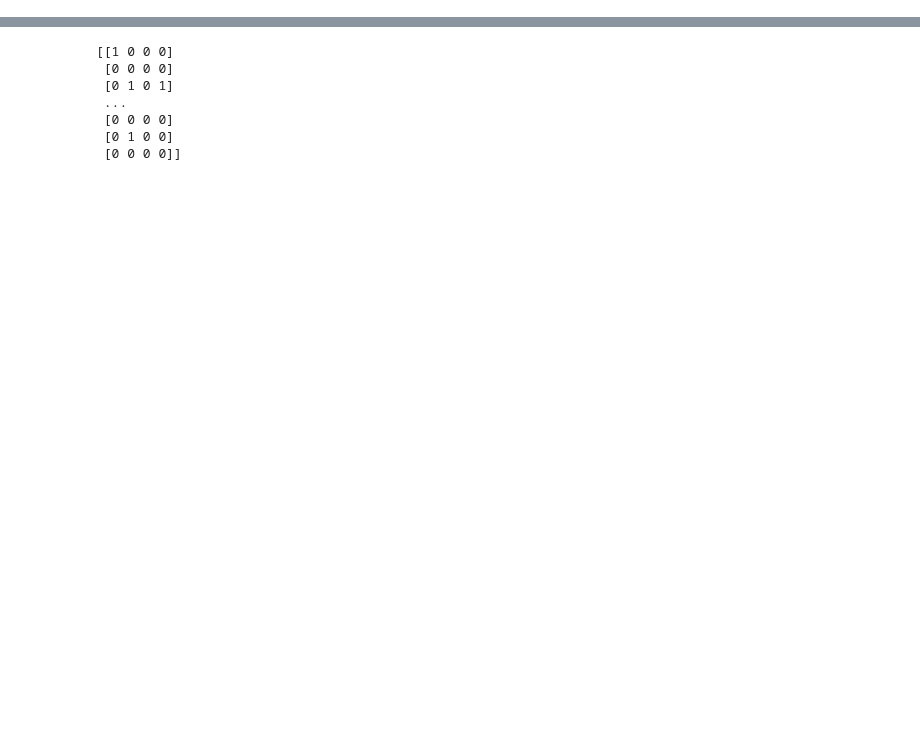
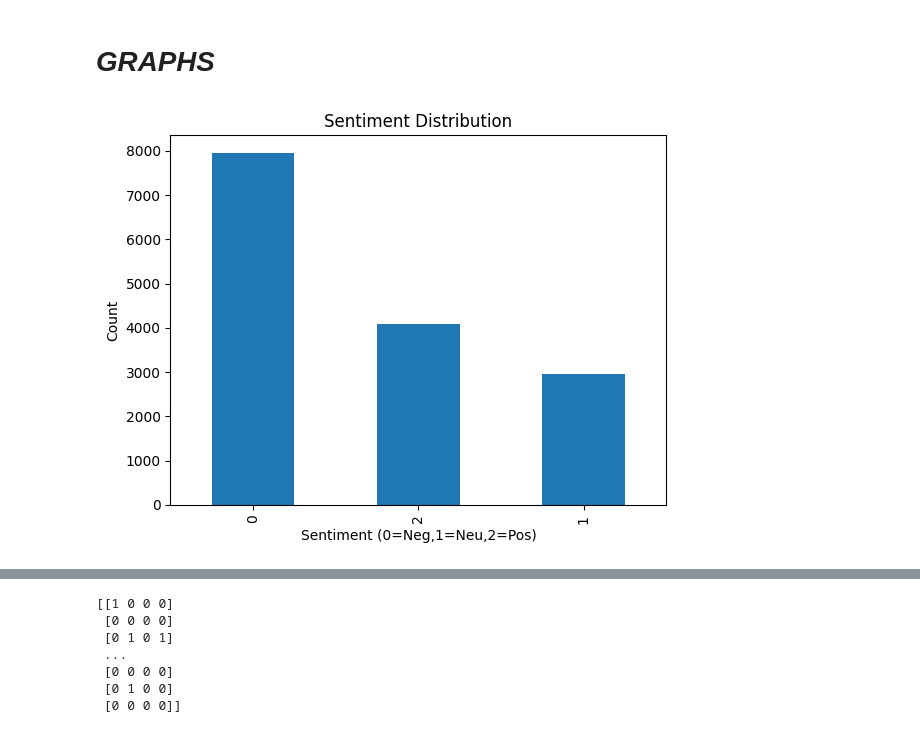
Before and after one commit to Priyanshi07-ai/mobile_app_review_classify_ann_model, a Jupyter notebook: ann_final1.ipynb, the cells around one changed output, grey strips where cells are left out. Drawn from its saved outputs; the diff is of its cells as text; code cells hidden in the pictures; blank space fills up the shorter version.

```diff
--- a/ann_final1.ipynb
+++ b/ann_final1.ipynb
@@ -206,0 +175,12 @@ X = pad_sequences(sequences, maxlen=150)
+# %% [markdown]
+# ***GRAPHS***
+# %%
+import matplotlib.pyplot as plt
+
+df['sentiment'].value_counts().plot(kind='bar')
+plt.title("Sentiment Distribution")
+plt.xlabel("Sentiment (0=Neg,1=Neu,2=Pos)")
+plt.ylabel("Count")
+plt.show()
+# %% [output]
+[figure, added]
```
Also changed, not shown: parts of 37 cells of this notebook.
